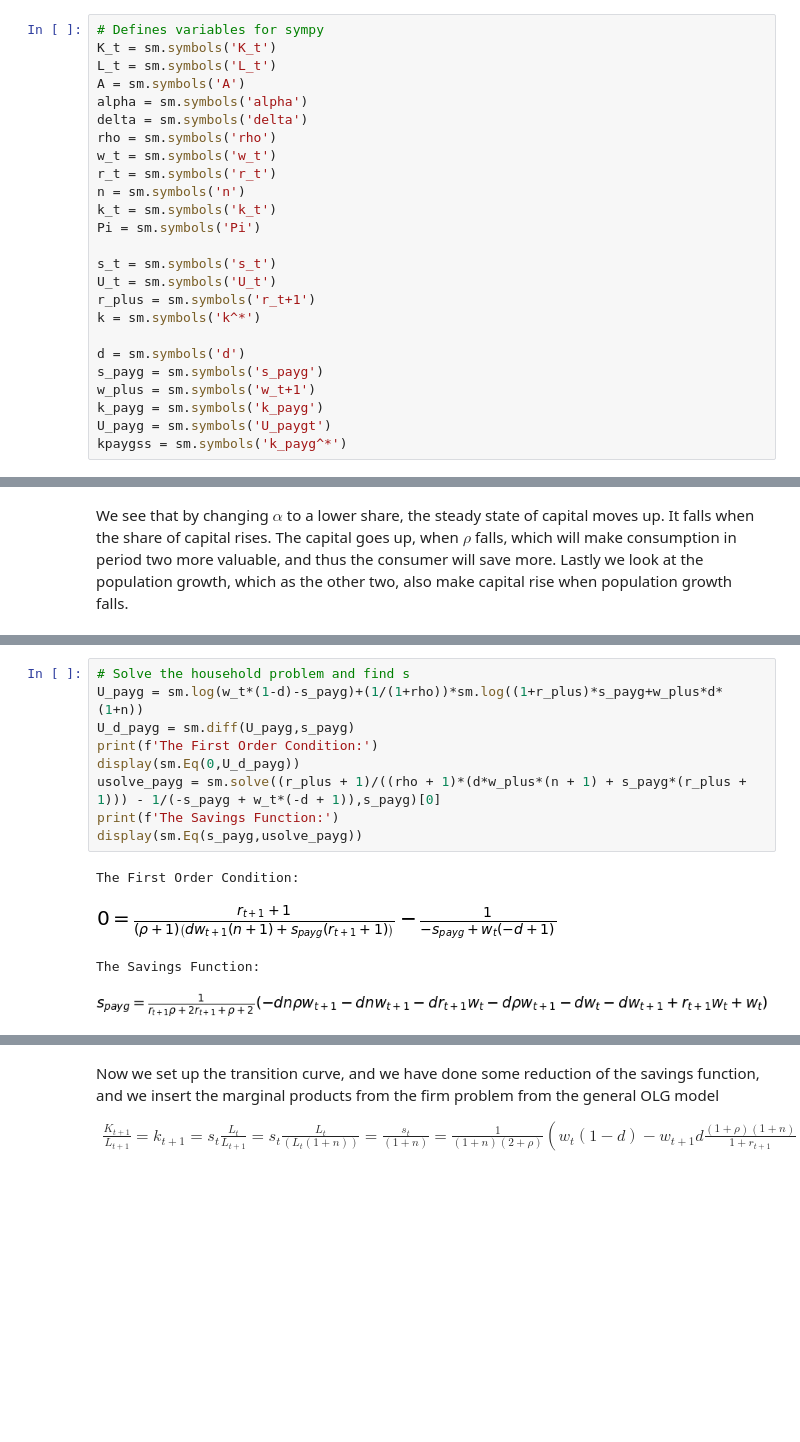
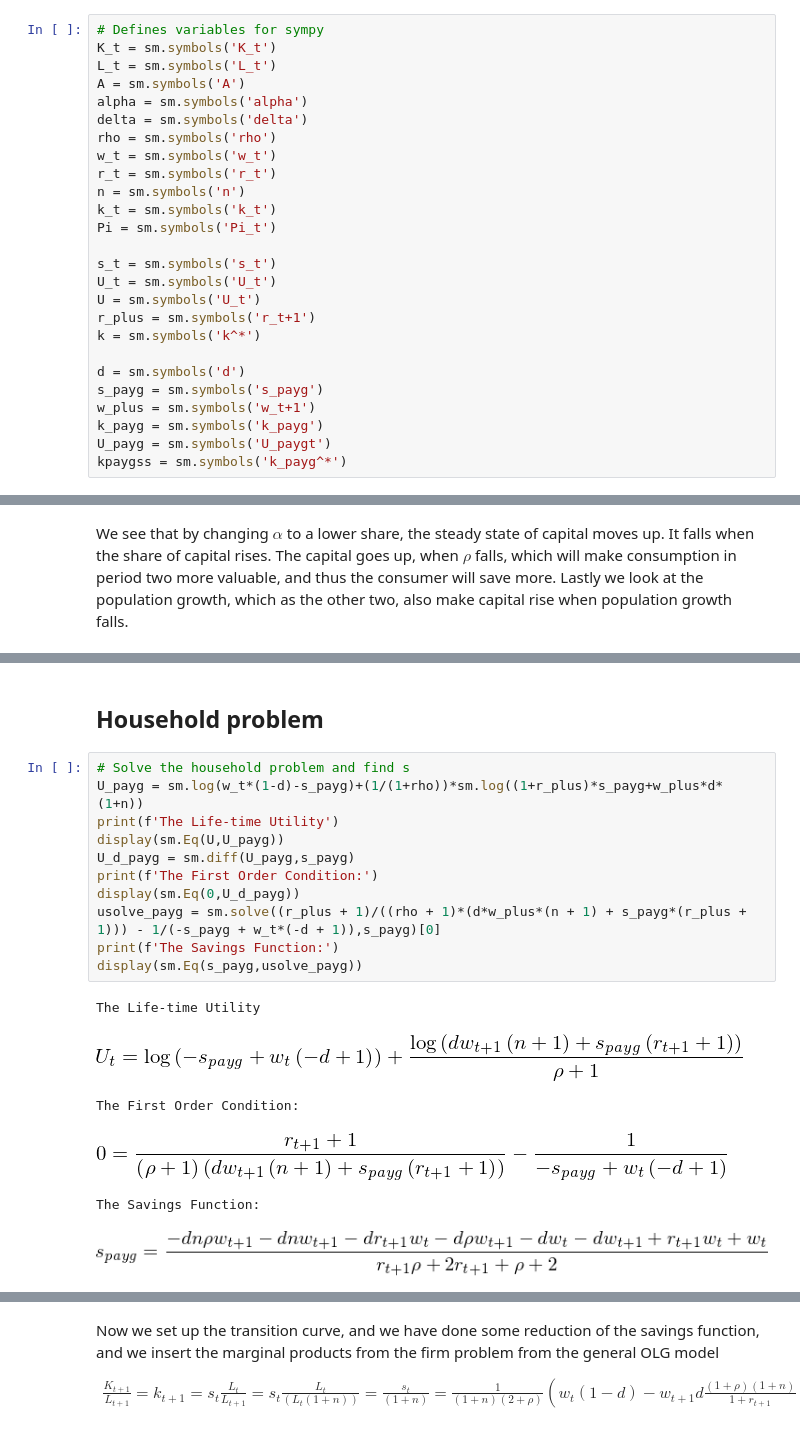
Before and after one commit to NumEconCopenhagen/projects-2019-nx31, a Jupyter notebook: modelproject/NX31_Model_Project.ipynb, the cells around one changed output, grey strips where cells are left out. Saved outputs shown, nothing was run; the diff lists cells and outputs as text; blank space fills up the shorter version.

```diff
--- a/modelproject/NX31_Model_Project.ipynb
+++ b/modelproject/NX31_Model_Project.ipynb
@@ -112,10 +116,11 @@ w_t = sm.symbols('w_t')
 r_t = sm.symbols('r_t')
 n = sm.symbols('n')
 k_t = sm.symbols('k_t')
-Pi = sm.symbols('Pi')
+Pi = sm.symbols('Pi_t')
 
 s_t = sm.symbols('s_t')
 U_t = sm.symbols('U_t')
+U = sm.symbols('U_t')
 r_plus = sm.symbols('r_t+1')
 k = sm.symbols('k^*')
 
@@ -378,17 +384,23 @@ where
 - $w$ is wage
 - $s$ is savings
 - $r$ is the interest rate
+# %% [markdown]
+## Household problem
 # %%
 # Solve the household problem and find s
 U_payg = sm.log(w_t*(1-d)-s_payg)+(1/(1+rho))*sm.log((1+r_plus)*s_payg+w_plus*d*(1+n))
+print(f'The Life-time Utility')
+display(sm.Eq(U,U_payg))
 U_d_payg = sm.diff(U_payg,s_payg)
 print(f'The First Order Condition:')
 display(sm.Eq(0,U_d_payg))
 usolve_payg = sm.solve((r_plus + 1)/((rho + 1)*(d*w_plus*(n + 1) + s_payg*(r_plus + 1))) - 1/(-s_payg + w_t*(-d + 1)),s_payg)[0]
 print(f'The Savings Function:')
 display(sm.Eq(s_payg,usolve_payg))
 # %% [output]
-The First Order Condition:
+The Life-time Utility
-[figure, old version]
+[figure, new version]
-The Savings Function:
+The First Order Condition:
-[figure, old version]
+[figure, new version]
+The Savings Function:
+[figure, added]
```
Also changed, not shown: parts of 20 cells of this notebook, 1 other file.
